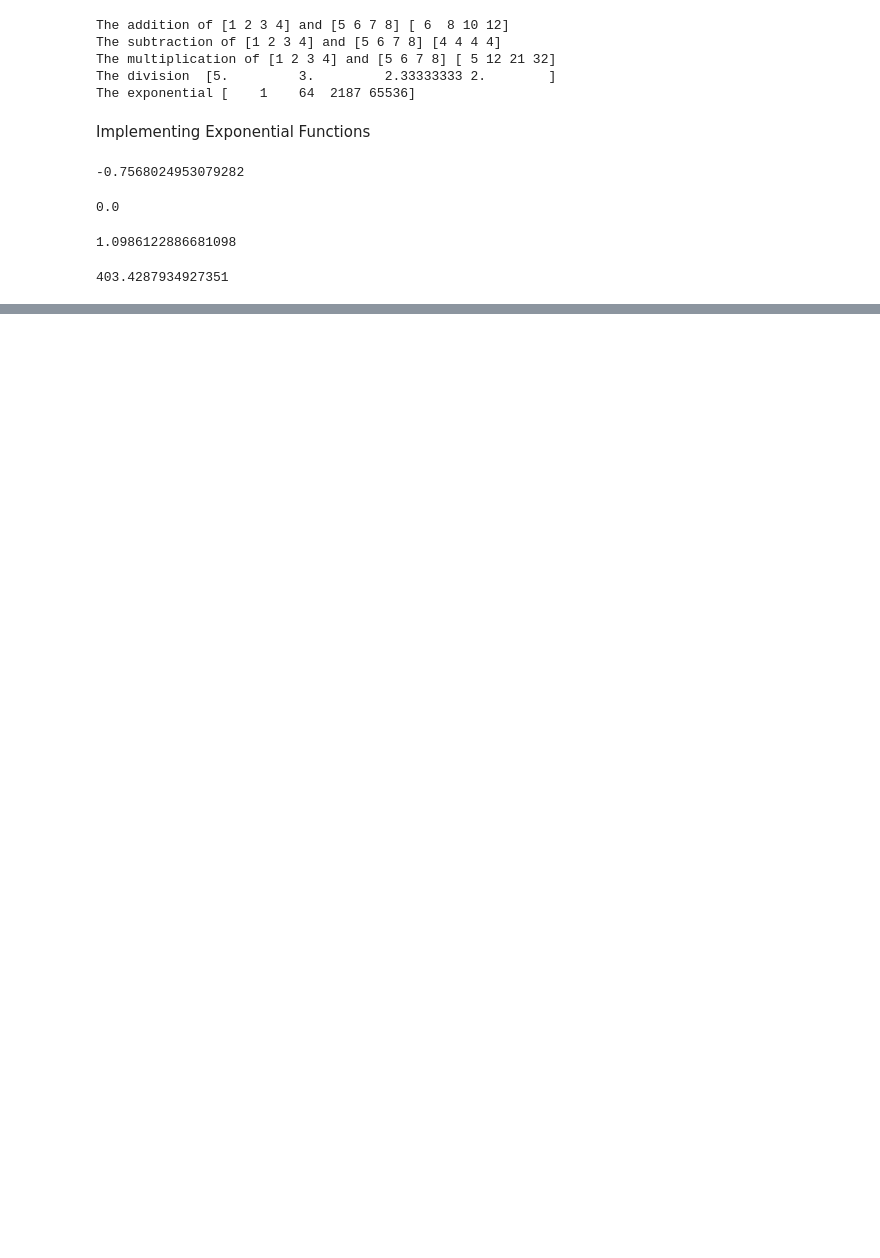
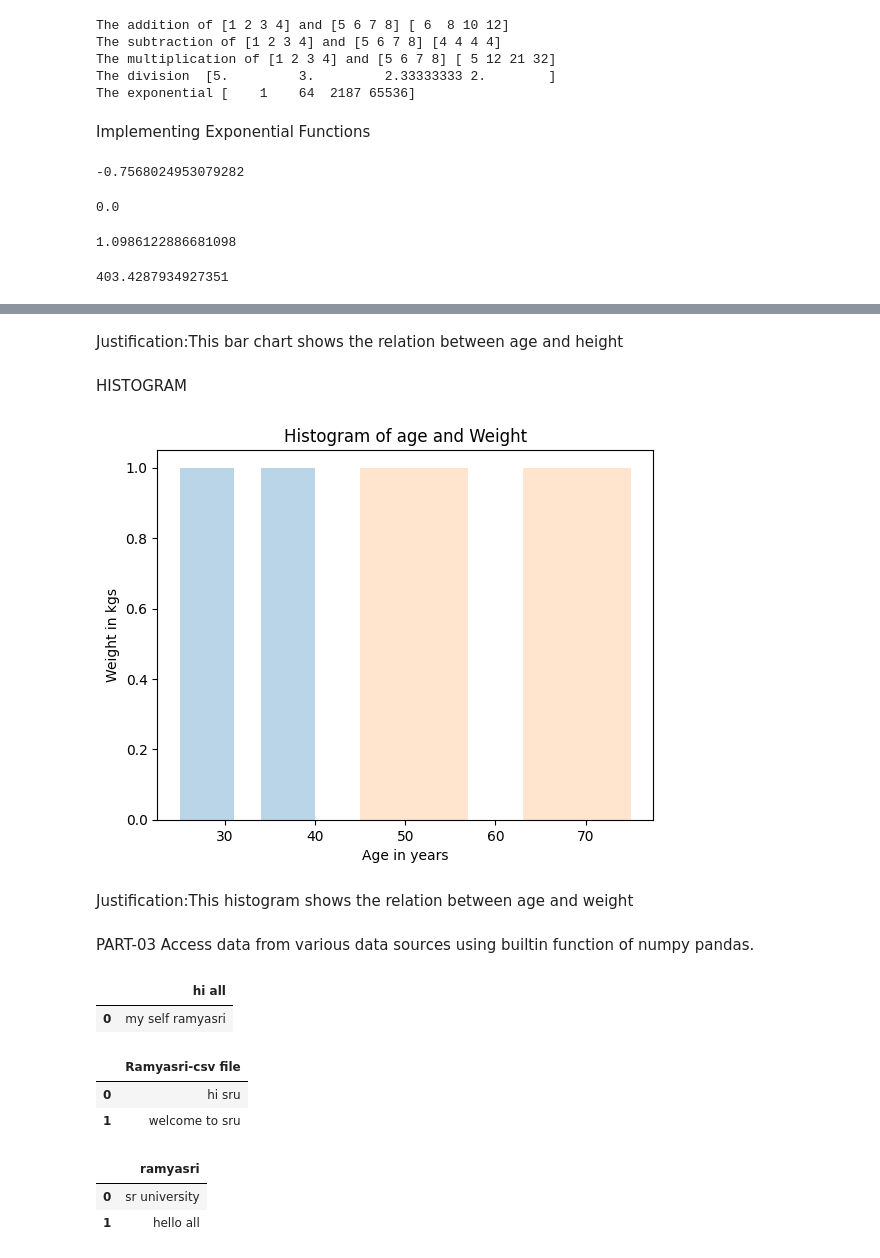
Before and after one commit to 2303A52136/AIML_2303A52136, a Jupyter notebook: AIML_Lab_01_Experiment.ipynb, the cells around one changed output, grey strips where cells are left out. Saved outputs shown, nothing was run; the diff lists cells and outputs as text; code cells hidden in the pictures; blank space fills up the shorter version.

Commit message:
AIML_lab_01_experiment _1

```diff
--- a/AIML_Lab_01_Experiment.ipynb
+++ b/AIML_Lab_01_Experiment.ipynb
@@ -62,0 +110,22 @@ np.exp(6)
+# %% [markdown]
+Justification:This bar chart shows the relation between age and height
+# %% [markdown]
+HISTOGRAM
+# %%
+import matplotlib.pyplot as plt
+age = [25,30,35,40]
+
+weight = [45,55,65,75]
+plt.hist(age, bins=5, alpha=0.3)
+plt.hist(weight, bins=5, alpha=0.2)
+plt.xlabel('Age in years')
+plt.ylabel('Weight in kgs')
+plt.title('Histogram of age and Weight')
+plt.show()
+# %% [output]
+[figure, added]
+# %% [markdown]
+Justification:This histogram shows the relation between age and weight
+# %% [markdown]
+PART-03
+Access data from various data sources using builtin function of numpy pandas.
@@ -62,0 +135,20 @@ np.exp(6)
+# %%
+x=pd.read_table("/content/Text document.txt")
+x
+# %% [output]
+|  | hi all |
+| 0 | my self ramyasri |
+# %%
+x=pd.read_csv("/content/AIML1 - Sheet1 (2).csv")
+x
+# %% [output]
+|  | Ramyasri-csv file |
+| 0 | hi sru |
+| 1 | welcome to sru |
+# %%
+x=pd.read_excel("/content/Excel document.xltx")
+x
+# %% [output]
+|  | ramyasri |
+| 0 | sr university |
+| 1 | hello all |
```
Also changed, not shown: parts of 10 cells of this notebook.
